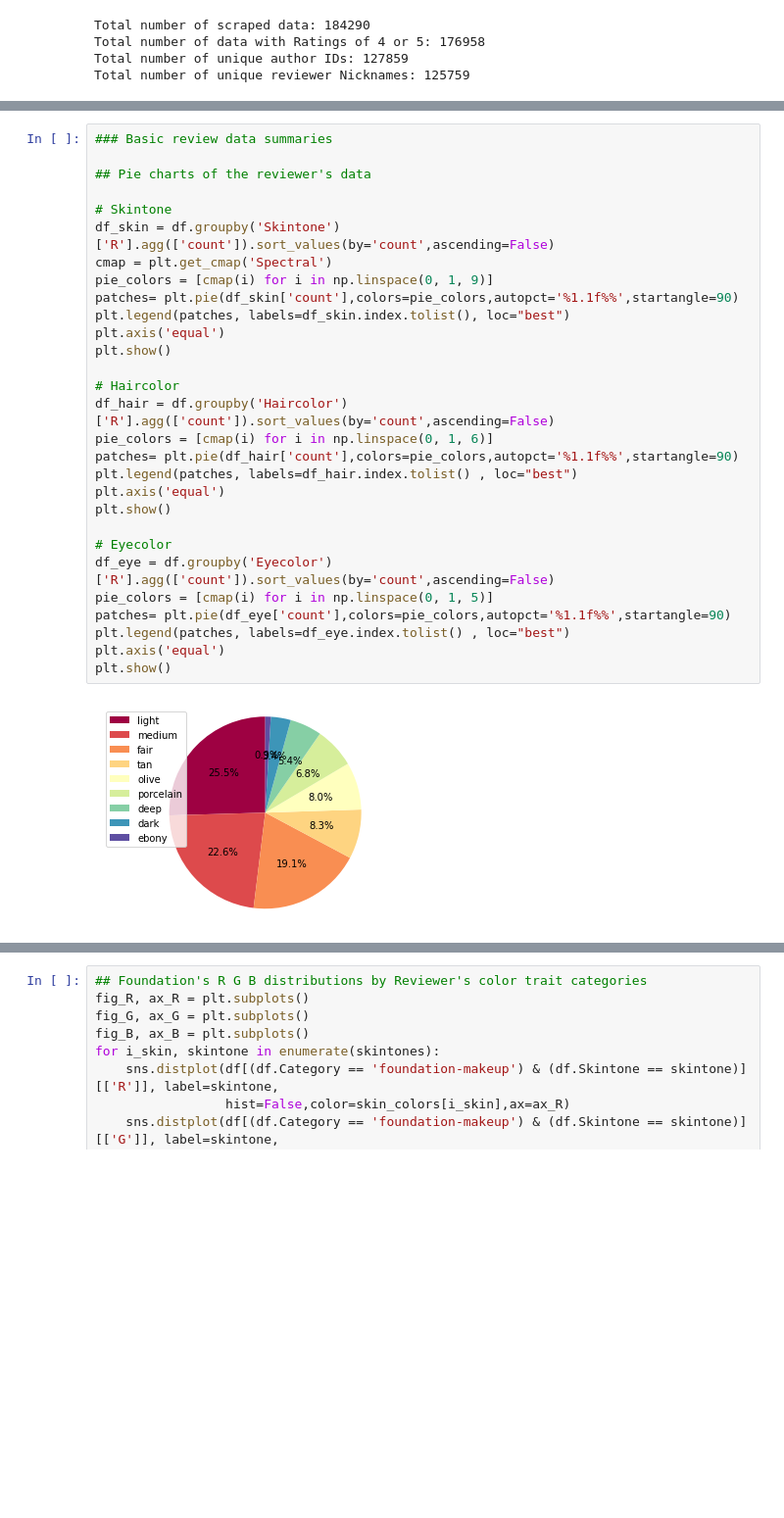
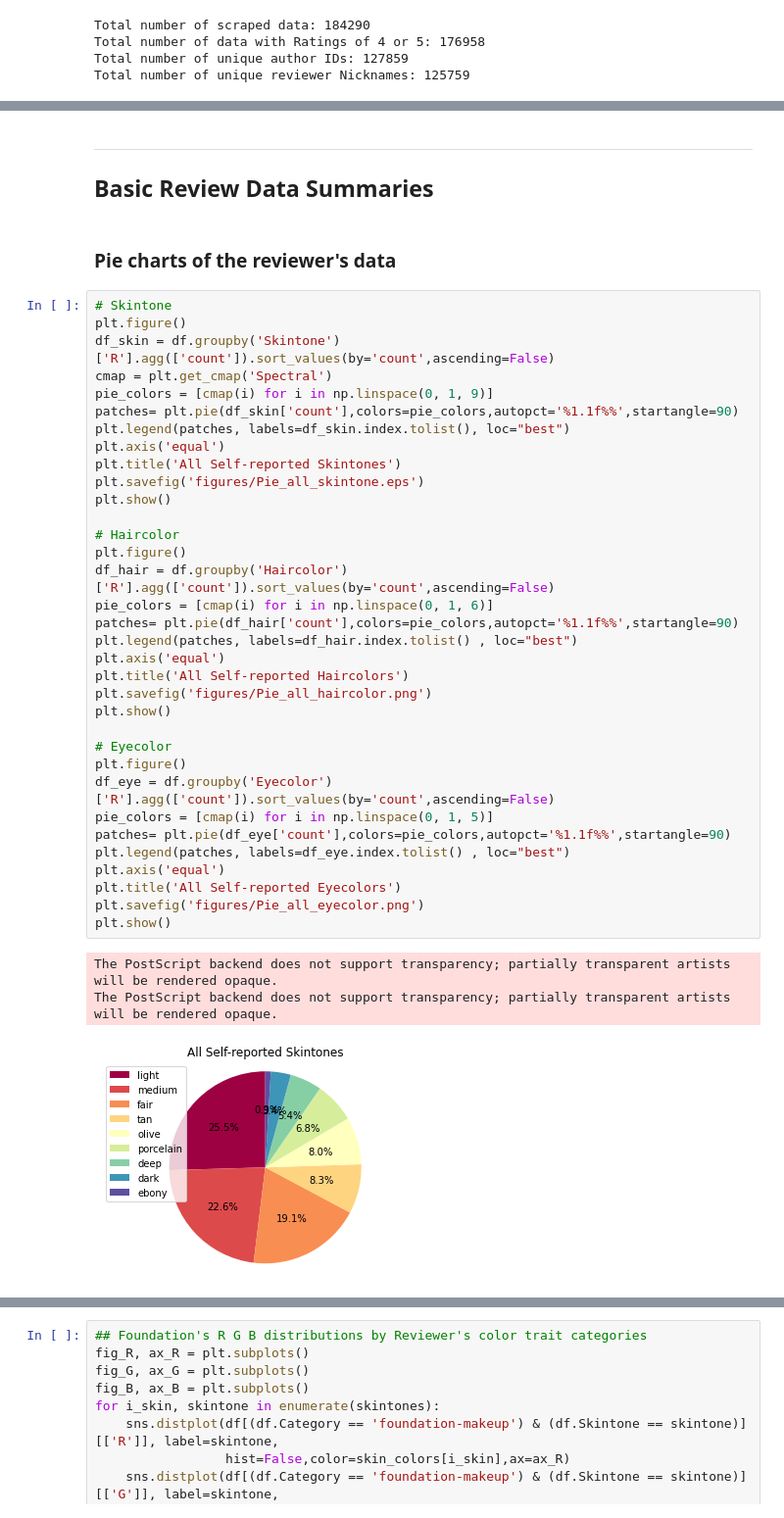
Before and after one commit to koeunlim/WebScraping-Sephora, a Jupyter notebook: 03_Sephora_EDA.ipynb, the cells around one changed output, grey strips where cells are left out. Shown at 98% size. Saved outputs shown, nothing was run; the diff lists cells and outputs as text; blank space fills up the shorter version.

```diff
--- a/03_Sephora_EDA.ipynb
+++ b/03_Sephora_EDA.ipynb
@@ -82,34 +97,46 @@ Total number of unique foundation products: 191
 Total number of unique foundation shades: 3689
 Total number of unique lipstick products: 230
 Total number of unique lipstick shades: 3083
+# %% [markdown]
+---
+## Basic Review Data Summaries
+# %% [markdown]
+### Pie charts of the reviewer's data
 # %%
-### Basic review data summaries
-
-## Pie charts of the reviewer's data
-
 # Skintone
+plt.figure()
 df_skin = df.groupby('Skintone')['R'].agg(['count']).sort_values(by='count',ascending=False)
 cmap = plt.get_cmap('Spectral')
 pie_colors = [cmap(i) for i in np.linspace(0, 1, 9)]
 patches= plt.pie(df_skin['count'],colors=pie_colors,autopct='%1.1f%%',startangle=90)
 plt.legend(patches, labels=df_skin.index.tolist(), loc="best")
 plt.axis('equal')
+plt.title('All Self-reported Skintones')
+plt.savefig('figures/Pie_all_skintone.eps')
 plt.show()
 
 # Haircolor
+plt.figure()
 df_hair = df.groupby('Haircolor')['R'].agg(['count']).sort_values(by='count',ascending=False)
 pie_colors = [cmap(i) for i in np.linspace(0, 1, 6)]
 patches= plt.pie(df_hair['count'],colors=pie_colors,autopct='%1.1f%%',startangle=90)
 plt.legend(patches, labels=df_hair.index.tolist() , loc="best")
 plt.axis('equal')
+plt.title('All Self-reported Haircolors')
+plt.savefig('figures/Pie_all_haircolor.png')
 plt.show()
 
 # Eyecolor
+plt.figure()
 df_eye = df.groupby('Eyecolor')['R'].agg(['count']).sort_values(by='count',ascending=False)
 pie_colors = [cmap(i) for i in np.linspace(0, 1, 5)]
 patches= plt.pie(df_eye['count'],colors=pie_colors,autopct='%1.1f%%',startangle=90)
 plt.legend(patches, labels=df_eye.index.tolist() , loc="best")
 plt.axis('equal')
+plt.title('All Self-reported Eyecolors')
+plt.savefig('figures/Pie_all_eyecolor.png')
 plt.show()
 # %% [output]
+The PostScript backend does not support transparency; partially transparent artists will be rendered opaque.
+The PostScript backend does not support transparency; partially transparent artists will be rendered opaque.
-[figure, old version]
+[figure, new version]
```
Also changed, not shown: parts of 17 cells of this notebook, 11 other files.
